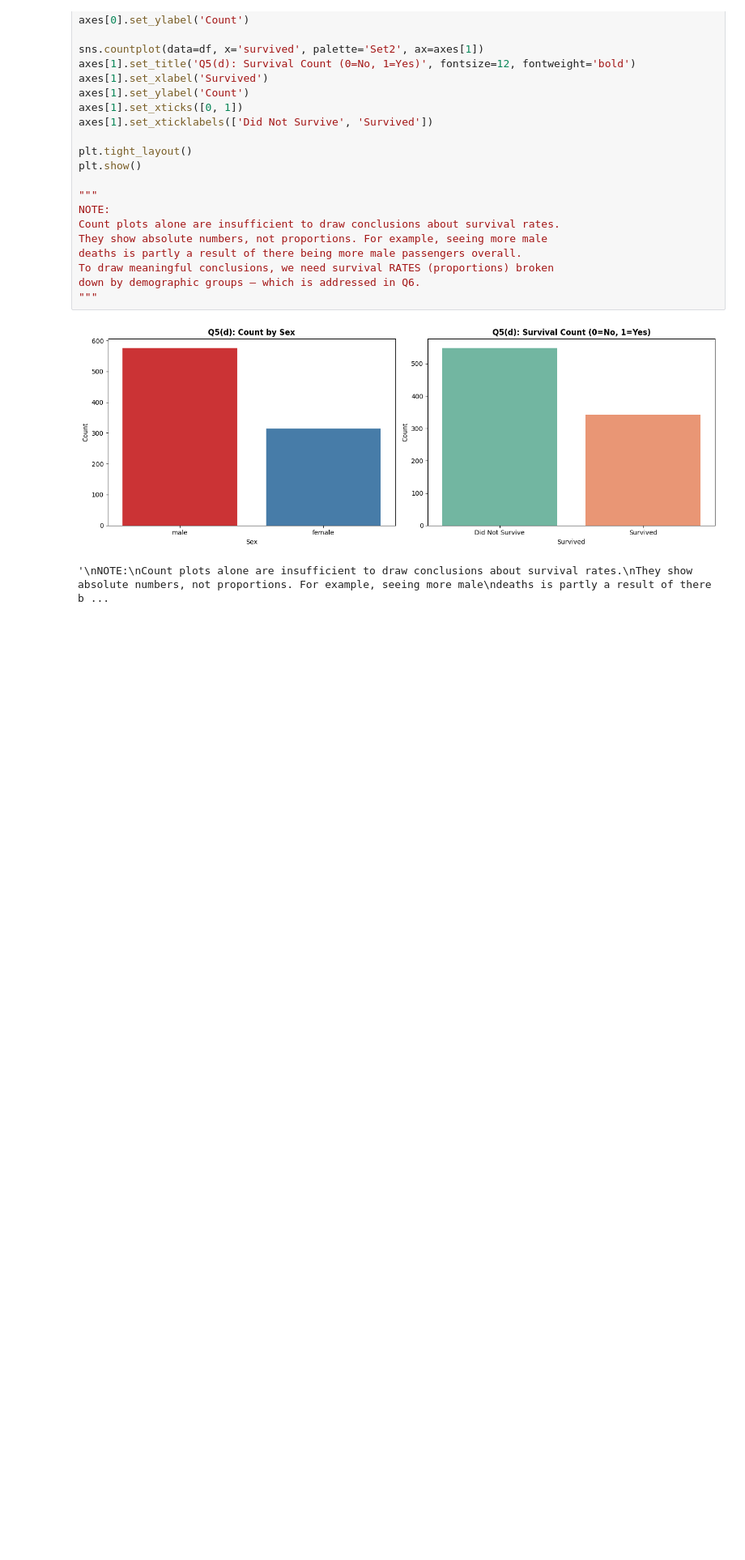
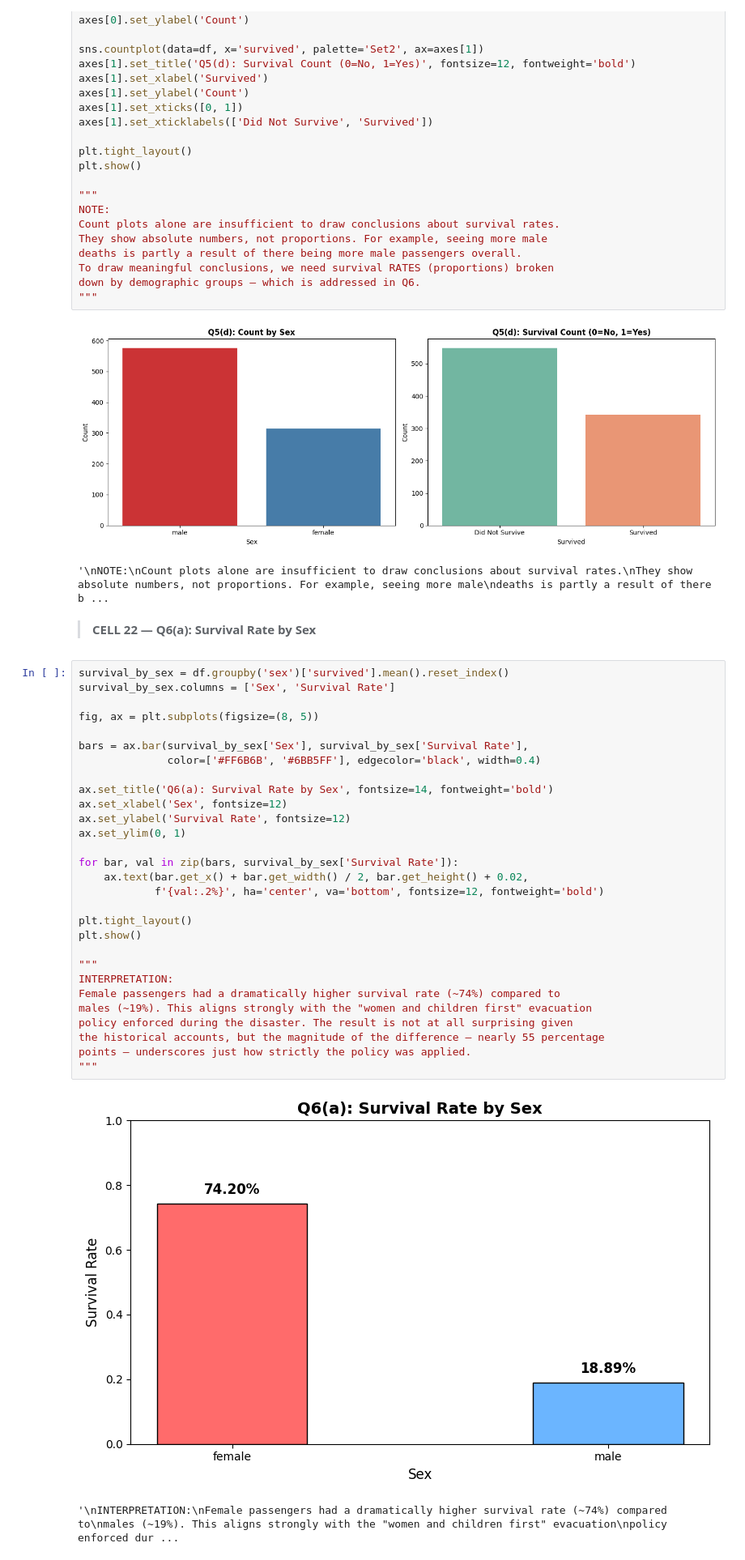
Before and after one commit to MuhammadAhmad1078/Titanic-Dataset-Exploratory-Analysis, a Jupyter notebook: 22F-8814-A2-Dataviz.ipynb, the cells around one changed output. Shown at 81% size. Cells and saved outputs as stored; diff of their text form; blank space fills up the shorter version.

Commit message:
feat:Survival Rate by Sex

```diff
--- a/22F-8814-A2-Dataviz.ipynb
+++ b/22F-8814-A2-Dataviz.ipynb
@@ -617,3 +617,37 @@ down by demographic groups — which is addressed in Q6.
 # %% [output]
 [figure]
 '\nNOTE:\nCount plots alone are insufficient to draw conclusions about survival rates.\nThey show absolute numbers, not proportions. For example, seeing more male\ndeaths is partly a result of there b ...
+# %% [markdown]
+> **CELL 22 — Q6(a): Survival Rate by Sex**
+# %%
+survival_by_sex = df.groupby('sex')['survived'].mean().reset_index()
+survival_by_sex.columns = ['Sex', 'Survival Rate']
+
+fig, ax = plt.subplots(figsize=(8, 5))
+
+bars = ax.bar(survival_by_sex['Sex'], survival_by_sex['Survival Rate'],
+              color=['#FF6B6B', '#6BB5FF'], edgecolor='black', width=0.4)
+
+ax.set_title('Q6(a): Survival Rate by Sex', fontsize=14, fontweight='bold')
+ax.set_xlabel('Sex', fontsize=12)
+ax.set_ylabel('Survival Rate', fontsize=12)
+ax.set_ylim(0, 1)
+
+for bar, val in zip(bars, survival_by_sex['Survival Rate']):
+    ax.text(bar.get_x() + bar.get_width() / 2, bar.get_height() + 0.02,
+            f'{val:.2%}', ha='center', va='bottom', fontsize=12, fontweight='bold')
+
+plt.tight_layout()
+plt.show()
+
+"""
+INTERPRETATION:
+Female passengers had a dramatically higher survival rate (~74%) compared to
+males (~19%). This aligns strongly with the "women and children first" evacuation
+policy enforced during the disaster. The result is not at all surprising given
+the historical accounts, but the magnitude of the difference — nearly 55 percentage
+points — underscores just how strictly the policy was applied.
+"""
+# %% [output]
+[figure, added]
+'\nINTERPRETATION:\nFemale passengers had a dramatically higher survival rate (~74%) compared to\nmales (~19%). This aligns strongly with the "women and children first" evacuation\npolicy enforced dur ...
```
